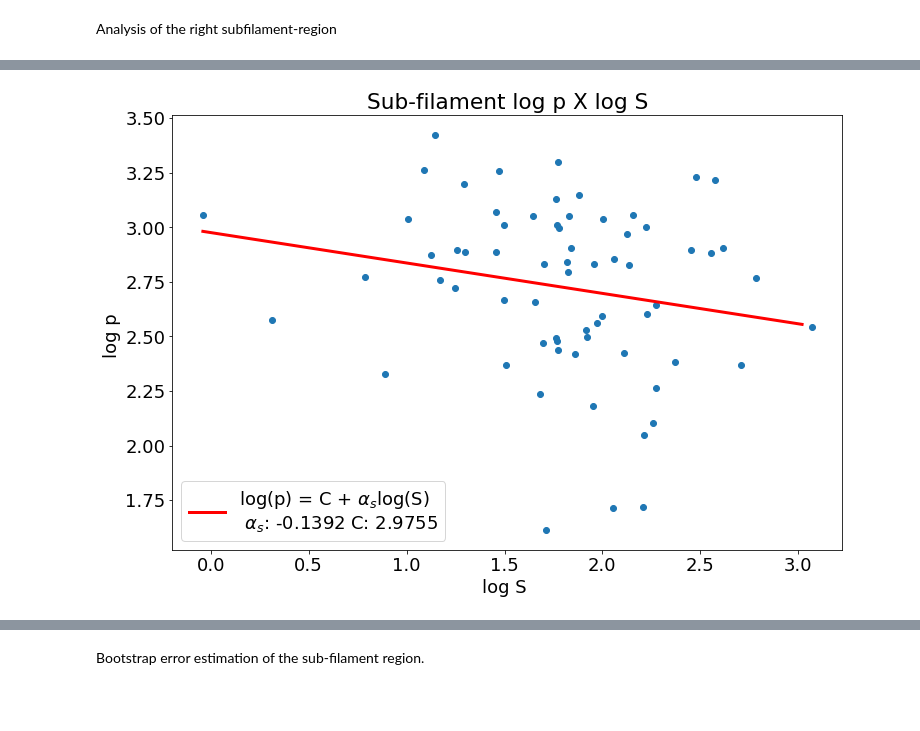
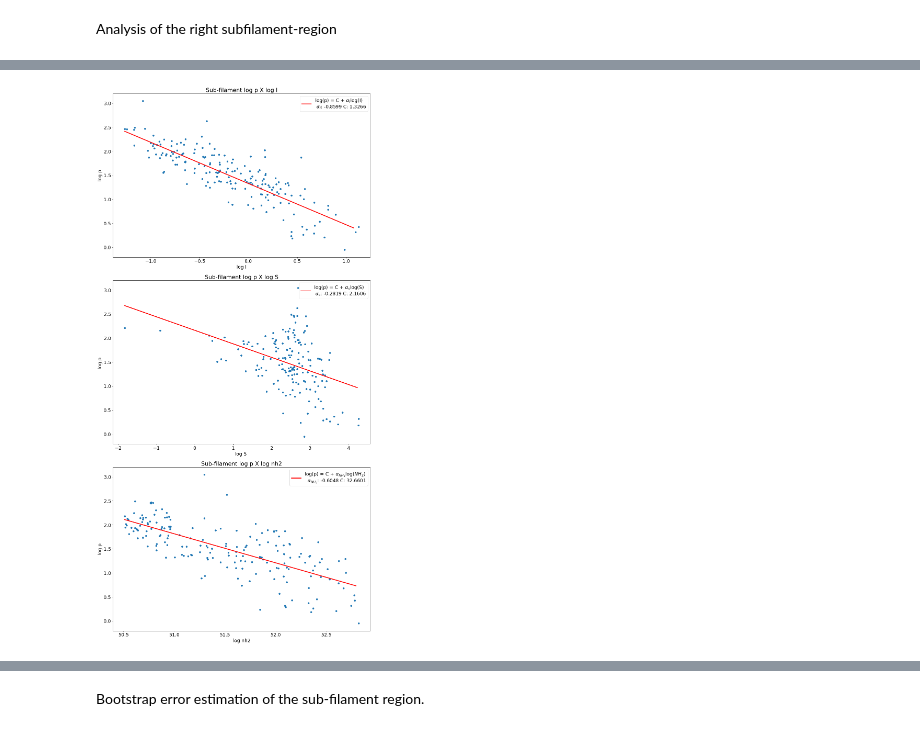
Before and after one commit to Siddharth3-14/Internship-MIT, a Jupyter notebook: dr21_analysis.ipynb, the cells around one changed output, grey strips where cells are left out. Cells and saved outputs as stored; diff of their text form; code cells hidden in the pictures; blank space fills up the shorter version.

```diff
--- a/dr21_analysis.ipynb
+++ b/dr21_analysis.ipynb
@@ -779,11 +805,11 @@ nh2_fil_right_array_ind = nh2_fil_right_array_ind[::4]
 micron8_fil_right_array_ind = micron8_fil_right_array.copy()
 micron8_fil_right_array_ind = micron8_fil_right_array_ind[::4]
 
-log_s = np.log(s_outflow_array_ind)
-log_p = np.log(p_outflow_array_ind)
-log_I = np.log(I_outflow_array_ind)
-log_nh2 = np.log(nh2_outflow_array_ind)
-log_8micron = np.log(micron8_fil_right_array_ind)
+log_s = np.log10(s_fil_right_array_ind)
+log_p = np.log10(p_fil_right_array_ind)
+log_I = np.log10(I_fil_right_array_ind)
+log_nh2 = np.log10(nh2_fil_right_array_ind)
+log_8micron = np.log10(micron8_fil_right_array_ind)
 
 
 p_min = np.nanmin(log_p)
@@ -807,6 +833,8 @@ micron8_bins = np.arange(micron8_min,micron8_max,0.06)
 df_log = pd.DataFrame({'logp': log_p,'logs':log_s,'logI':log_I,'lognh2':log_nh2})
 df_log = df_log.dropna()
 
+print(df_log.head)
+
 PS_fil_right_param, PS_fil_right_param_cov = curve_fit(lin_fit, df_log['logs'], df_log['logp'])
 PS_FitFunc_fil_right = lin_fit(s_bins,PS_fil_right_param[0],PS_fil_right_param[1])
 # print(PS_lower_param[0],PS_lower_param[1])
@@ -819,40 +847,40 @@ Pnh2_fil_right_param, Pnh2_fil_right_param_cov = curve_fit(lin_fit, df_log['logn
 Pnh2_FitFunc_fil_right = lin_fit(nh2_bins,Pnh2_fil_right_param[0],Pnh2_fil_right_param[1])
 
 
-# fig = plt.subplots(figsize =(15, 30))
-# ax1 = plt.subplot(312)
-# ax1.scatter(log_s,log_p)
-# label_temp = r'log(p) = C + $\alpha_s$log(S){linebreak} $\alpha_s$: {alpha_s:.4f} C: {C:.04f}'.format(alpha_s = PS_fil_right_param[1],C = PS_fil_right_param[0],linebreak='\n')
-# ax1.plot(s_bins,PS_FitFunc_fil_right,'r',linewidth=3,label = label_temp)
-# ax2 = plt.subplot(311)
-# ax2.scatter(log_I,log_p)
-# label_temp = r'log(p) = C + $\alpha_I$log(I){linebreak} $\alpha_I$: {alpha_I:.4f} C: {C:.4f}'.format(alpha_I = PI_fil_right_param[1],C = PI_fil_right_param[0],linebreak='\n')
-# ax2.plot(I_bins,PI_FitFunc_fil_right,'r',linewidth=3,label = label_temp)
-# ax3 = plt.subplot(313)
-# ax3.scatter(log_nh2,log_p)
-# label_temp = r'log(p) = C + $\alpha${nh2}log($NH_2$){linebreak}  $\alpha${nh2}: {alpha_nh2:.4f} C: {C:.4f}'.format(nh2 = r'$_{NH_2}$',alpha_nh2 = Pnh2_fil_right_param[1],C = Pnh2_fil_right_param[0],linebreak='\n')
-# ax3.plot(nh2_bins,Pnh2_FitFunc_fil_right,'r',linewidth=3,label = label_temp)
+fig = plt.subplots(figsize =(15, 30))
+ax1 = plt.subplot(312)
+ax1.scatter(log_s,log_p)
+label_temp = r'log(p) = C + $\alpha_s$log(S){linebreak} $\alpha_s$: {alpha_s:.4f} C: {C:.04f}'.format(alpha_s = PS_fil_right_param[1],C = PS_fil_right_param[0],linebreak='\n')
+ax1.plot(s_bins,PS_FitFunc_fil_right,'r',linewidth=3,label = label_temp)
+ax2 = plt.subplot(311)
+ax2.scatter(log_I,log_p)
+label_temp = r'log(p) = C + $\alpha_I$log(I){linebreak} $\alpha_I$: {alpha_I:.4f} C: {C:.4f}'.format(alpha_I = PI_fil_right_param[1],C = PI_fil_right_param[0],linebreak='\n')
+ax2.plot(I_bins,PI_FitFunc_fil_right,'r',linewidth=3,label = label_temp)
+ax3 = plt.subplot(313)
+ax3.scatter(log_nh2,log_p)
+label_temp = r'log(p) = C + $\alpha${nh2}log($NH_2$){linebreak}  $\alpha${nh2}: {alpha_nh2:.4f} C: {C:.4f}'.format(nh2 = r'$_{NH_2}$',alpha_nh2 = Pnh2_fil_right_param[1],C = Pnh2_fil_right_param[0],linebreak='\n')
+ax3.plot(nh2_bins,Pnh2_FitFunc_fil_right,'r',linewidth=3,label = label_temp)
 
-# ax1.set_title("Sub-filament log p X log S")
-# ax1.set_ylabel('log p ')
-# ax1.set_xlabel('log S ')
-# ax2.set_title("Sub-filament log p X log I")
-# ax2.set_ylabel('log p')
-# ax2.set_xlabel('log I')
-# ax3.set_title("Sub-filament log p X log nh2")
-# ax3.set_ylabel('log p')
-# ax3.set_xlabel('log nh2')
-# # ax1.set_xscale('linear')
-# # ax1.set_yscale('linear')
-# # ax2.set_xscale('linear')
-# # ax2.set_yscale('linear')
-# # ax3.set_xscale('linear')
-# # ax3.set_yscale('linear')
-# plt.tight_layout()
-# ax1.legend()
-# ax2.legend()
-# ax3.legend()
-# plt.show()
+ax1.set_title("Sub-filament log p X log S")
+ax1.set_ylabel('log p ')
+ax1.set_xlabel('log S ')
+ax2.set_title("Sub-filament log p X log I")
+ax2.set_ylabel('log p')
+ax2.set_xlabel('log I')
+ax3.set_title("Sub-filament log p X log nh2")
+ax3.set_ylabel('log p')
+ax3.set_xlabel('log nh2')
+# ax1.set_xscale('linear')
+# ax1.set_yscale('linear')
+# ax2.set_xscale('linear')
+# ax2.set_yscale('linear')
+# ax3.set_xscale('linear')
+# ax3.set_yscale('linear')
+plt.tight_layout()
+ax1.legend()
+ax2.legend()
+ax3.legend()
+plt.show()
 
 fig = plt.subplots(figsize =(12, 8))
 ax1 = plt.subplot(111)
@@ -926 +968 @@ print('nh2 index :',PSI_param_lower[2])
-[figure, old version]
+[figure, new version]
```
Also changed, not shown: parts of 7 cells of this notebook.
